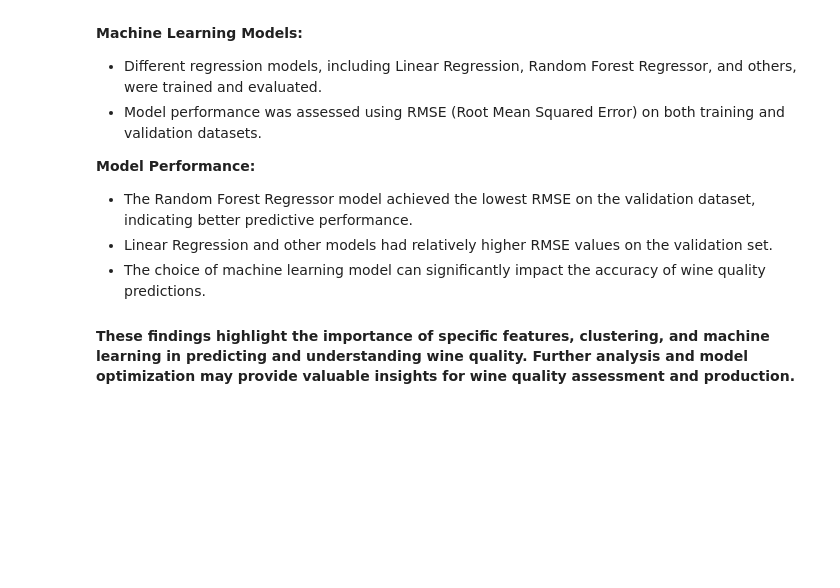
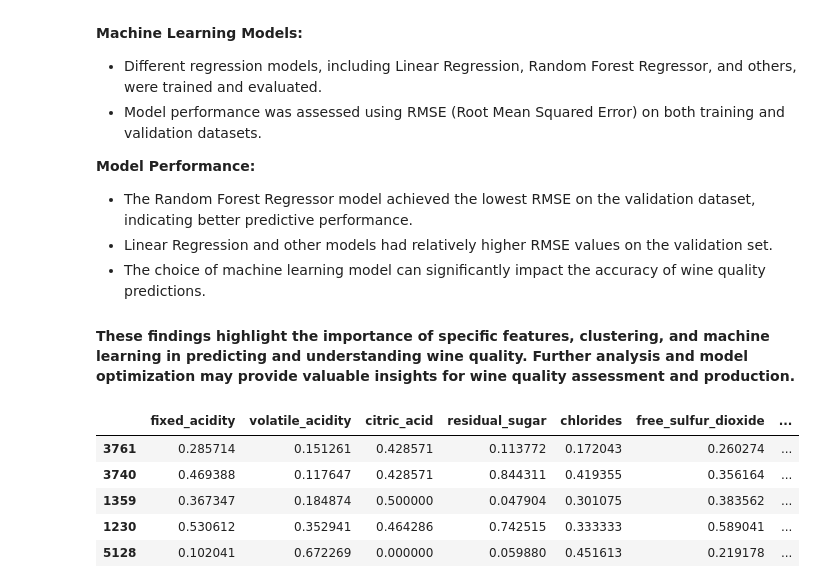
Before and after one commit to Theo-and-Adam/clustering_project, a Jupyter notebook: final_report.ipynb, the cells around one changed output. Saved outputs shown, nothing was run; the diff lists cells and outputs as text; code cells hidden in the pictures; blank space fills up the shorter version.

```diff
--- a/final_report.ipynb
+++ b/final_report.ipynb
@@ -526,3 +556,12 @@ This model shows promise for predicting the target variable. However, further an
 - The choice of machine learning model can significantly impact the accuracy of wine quality predictions.
 
 #### These findings highlight the importance of specific features, clustering, and machine learning in predicting and understanding wine quality. Further analysis and model optimization may provide valuable insights for wine quality assessment and production.
+# %%
+train.head()
+# %% [output]
+|  | fixed_acidity | volatile_acidity | citric_acid | residual_sugar | chlorides | free_sulfur_dioxide | ... |
+| 3761 | 0.285714 | 0.151261 | 0.428571 | 0.113772 | 0.172043 | 0.260274 | ... |
+| 3740 | 0.469388 | 0.117647 | 0.428571 | 0.844311 | 0.419355 | 0.356164 | ... |
+| 1359 | 0.367347 | 0.184874 | 0.500000 | 0.047904 | 0.301075 | 0.383562 | ... |
+| 1230 | 0.530612 | 0.352941 | 0.464286 | 0.742515 | 0.333333 | 0.589041 | ... |
+| 5128 | 0.102041 | 0.672269 | 0.000000 | 0.059880 | 0.451613 | 0.219178 | ... |
```
Also changed, not shown: parts of 9 cells of this notebook.
